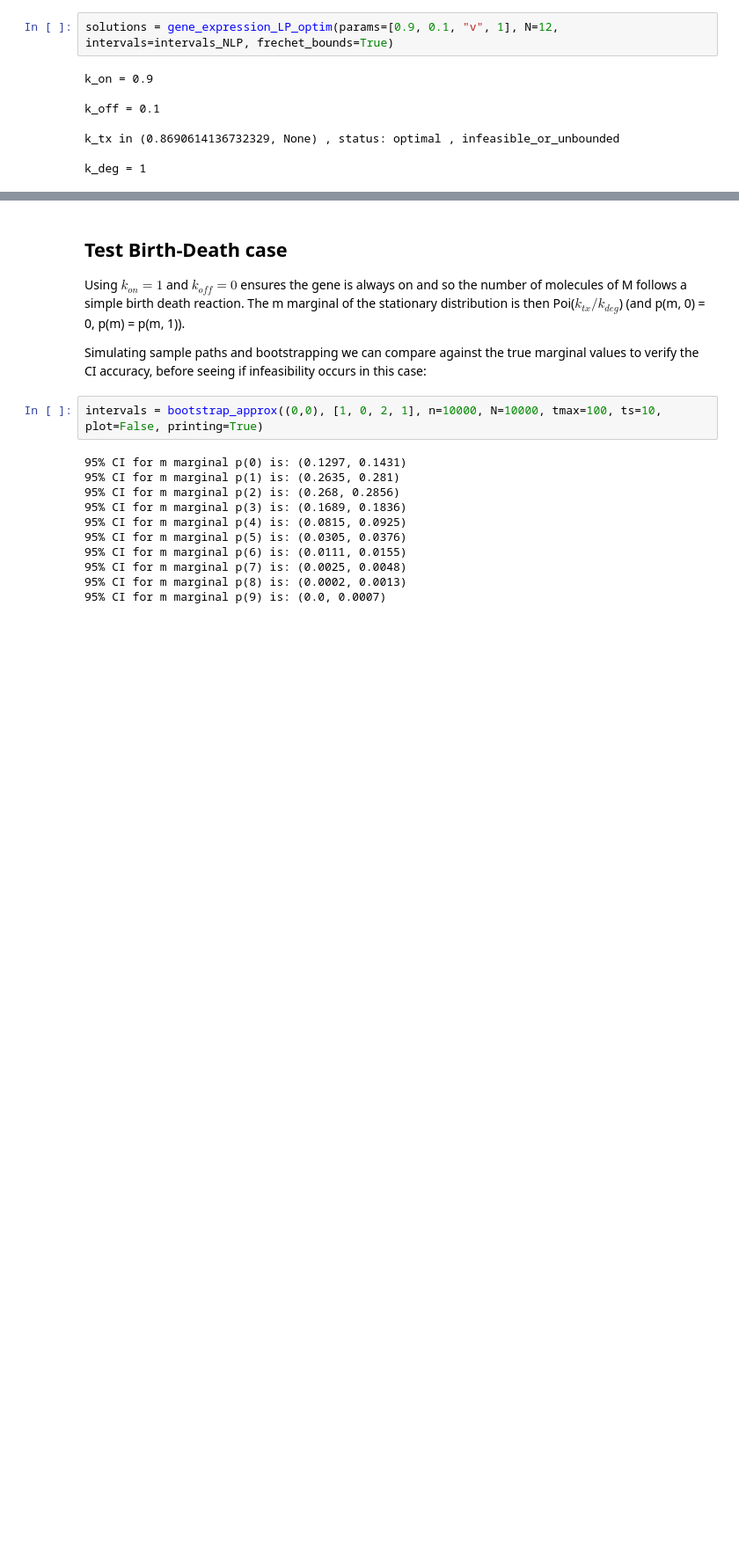
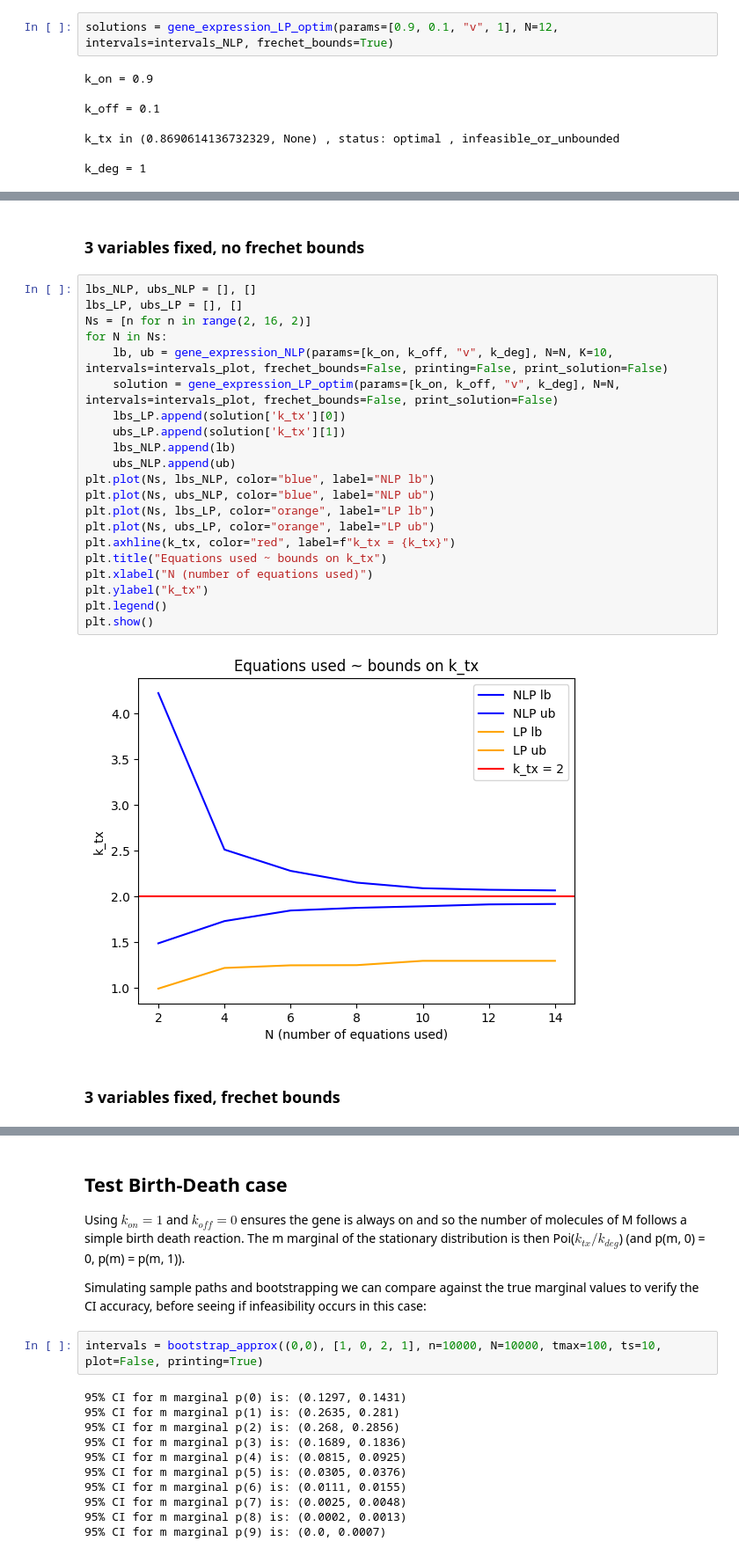
Before and after one commit to willjgh/M4R, a Jupyter notebook: gene_expression.ipynb, the cells around one changed output, grey strips where cells are left out. Shown at 88% size. Saved outputs shown, nothing was run; the diff lists cells and outputs as text; blank space fills up the shorter version.

```diff
--- a/gene_expression.ipynb
+++ b/gene_expression.ipynb
@@ -2424 +2437,28 @@ k_tx in (None, None
+# %% [markdown]
+### 3 variables fixed, no frechet bounds
+# %%
+lbs_NLP, ubs_NLP = [], []
+lbs_LP, ubs_LP = [], []
+Ns = [n for n in range(2, 16, 2)]
+for N in Ns:
+    lb, ub = gene_expression_NLP(params=[k_on, k_off, "v", k_deg], N=N, K=10, intervals=intervals_plot, frechet_bounds=False, printing=False, print_solution=False)
+    solution = gene_expression_LP_optim(params=[k_on, k_off, "v", k_deg], N=N, intervals=intervals_plot, frechet_bounds=False, print_solution=False)
+    lbs_LP.append(solution['k_tx'][0])
+    ubs_LP.append(solution['k_tx'][1])
+    lbs_NLP.append(lb)
+    ubs_NLP.append(ub)
+plt.plot(Ns, lbs_NLP, color="blue", label="NLP lb")
+plt.plot(Ns, ubs_NLP, color="blue", label="NLP ub")
+plt.plot(Ns, lbs_LP, color="orange", label="LP lb")
+plt.plot(Ns, ubs_LP, color="orange", label="LP ub")
+plt.axhline(k_tx, color="red", label=f"k_tx = {k_tx}")
+plt.title("Equations used ~ bounds on k_tx")
+plt.xlabel("N (number of equations used)")
+plt.ylabel("k_tx")
+plt.legend()
+plt.show()
+# %% [output]
+[figure, added]
+# %% [markdown]
+### 3 variables fixed, frechet bounds
 # %%
```
Also changed, not shown: parts of 20 cells of this notebook.
